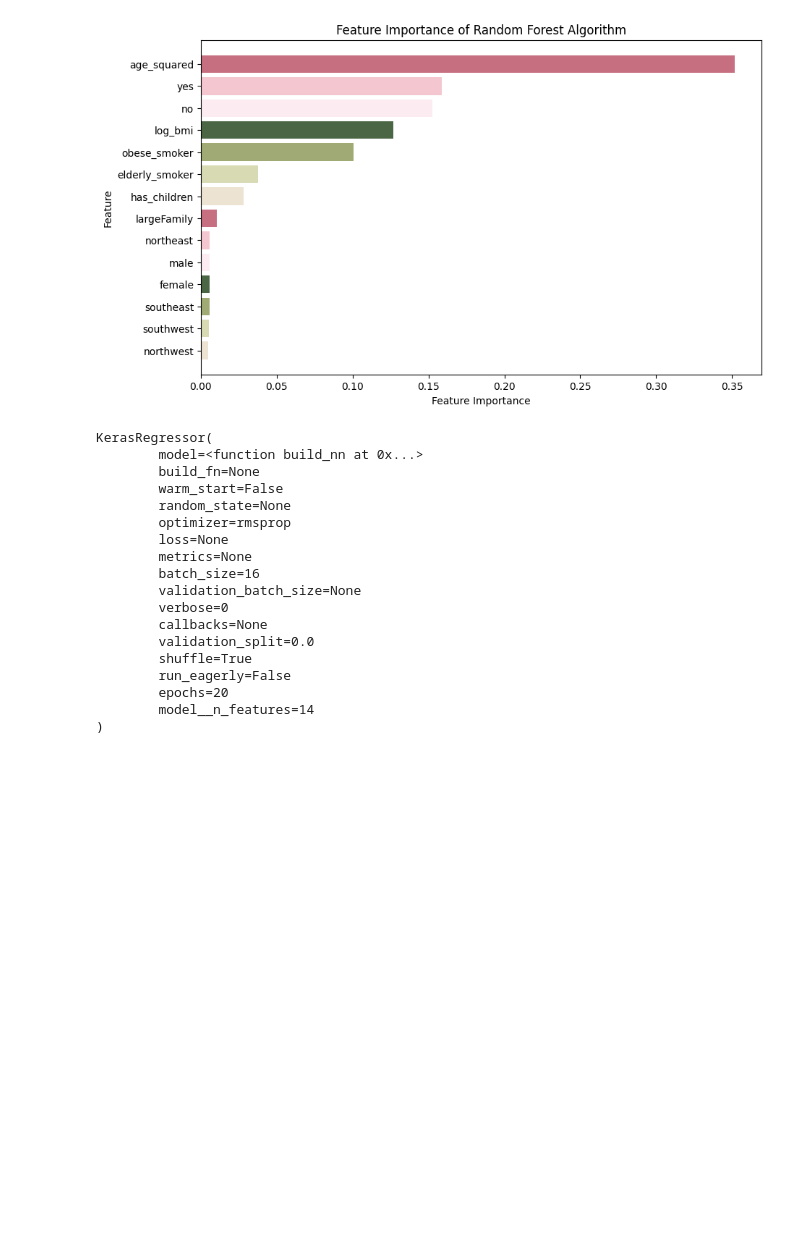
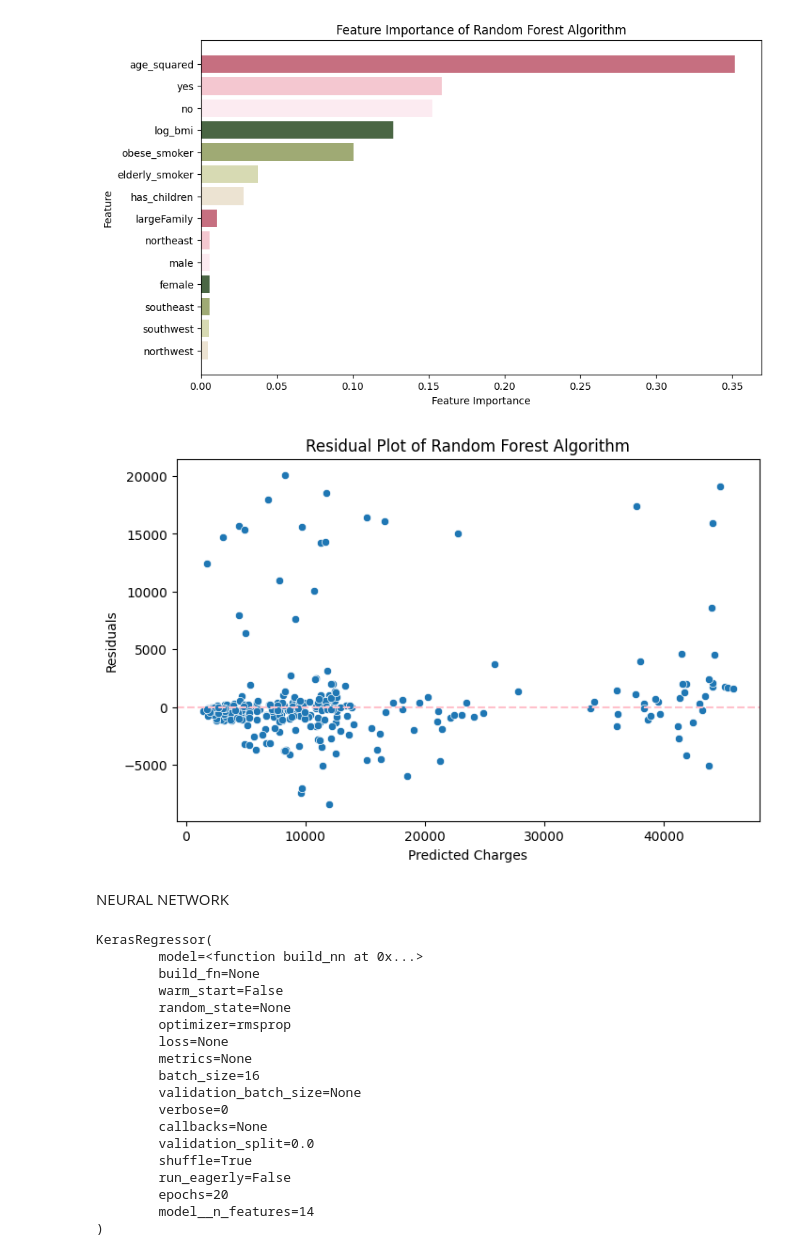
Before and after one commit to Mikayla-ds2/insurance_ml, a Jupyter notebook: model.ipynb, the cells around one changed output. Saved outputs shown, nothing was run; the diff lists cells and outputs as text; code cells hidden in the pictures; blank space fills up the shorter version.

```diff
--- a/model.ipynb
+++ b/model.ipynb
@@ -478,6 +511,23 @@ plt.title('Feature Importance of Random Forest Algorithm')
 plt.show()
 # %% [output]
 [figure]
+# %%
+# adding residual plots
+y_pred_rf = np.ravel(y_pred_rf)
+y_true_rf = np.ravel(y_true_rf)
+residuals = y_true_rf - y_pred_rf
+
+plt.figure(figsize=(8, 5))
+sns.scatterplot(x=y_pred_rf, y=residuals)
+plt.axhline(0, color='pink', linestyle='--')
+plt.xlabel('Predicted Charges')
+plt.ylabel('Residuals')
+plt.title('Residual Plot of Random Forest Algorithm')
+plt.show()
+# %% [output]
+[figure, added]
+# %% [markdown]
+NEURAL NETWORK
 # %%
 # simple nn arch
 def build_nn(n_features):
```
Also changed, not shown: parts of 5 cells of this notebook, 2 other files.
